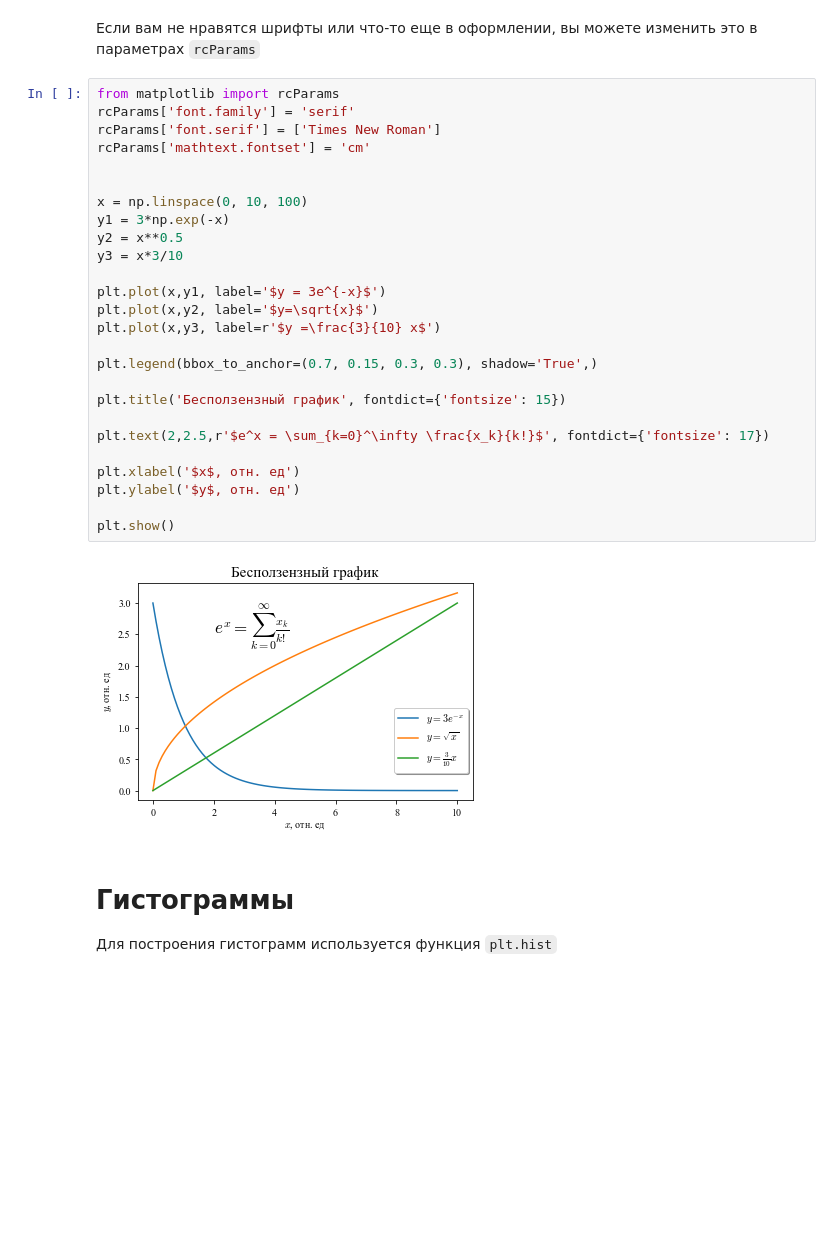
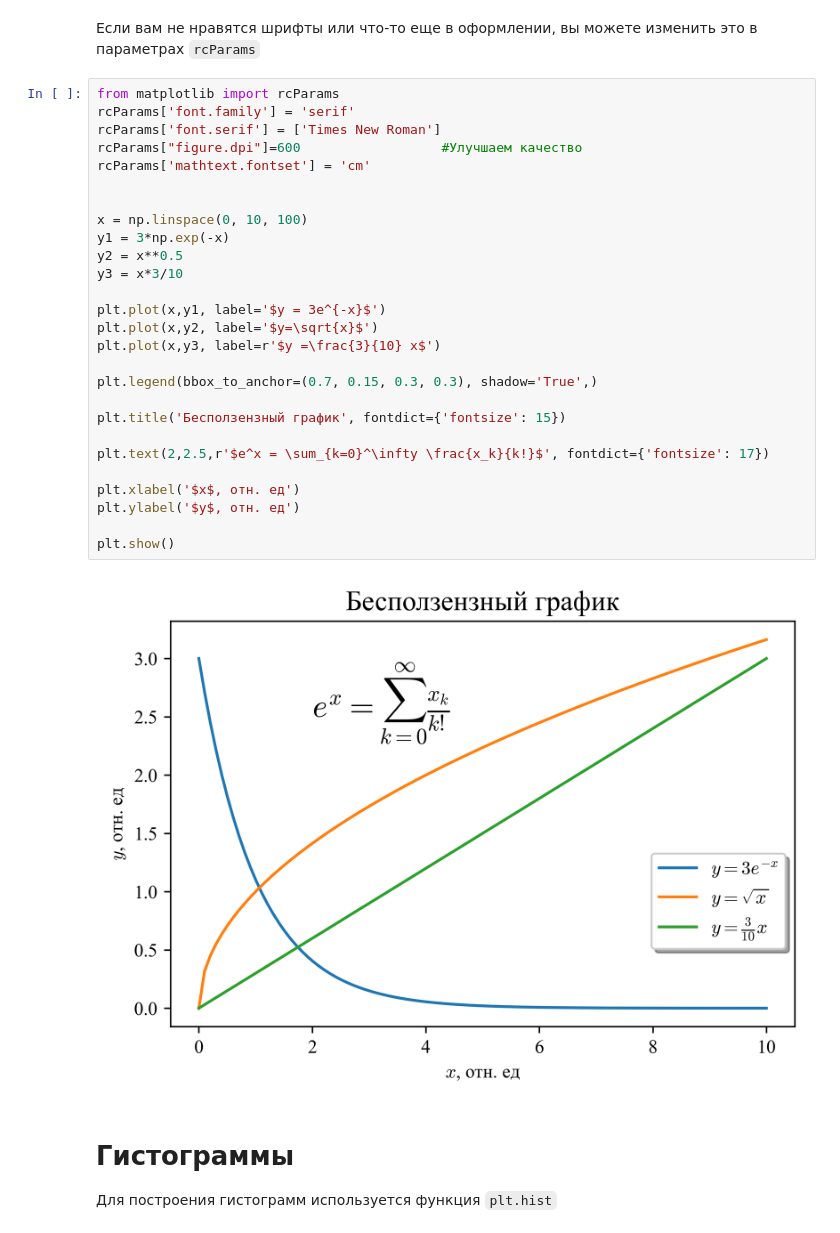
Before and after one commit to yamarus/PyForSci, a Jupyter notebook: source/lectures/theme7.ipynb, the cells around one changed output. Saved outputs shown, nothing was run; the diff lists cells and outputs as text; blank space fills up the shorter version.

```diff
--- a/source/lectures/theme7.ipynb
+++ b/source/lectures/theme7.ipynb
@@ -310,31 +310,32 @@ plt.show()
 # %%
 from matplotlib import rcParams
 rcParams['font.family'] = 'serif'
 rcParams['font.serif'] = ['Times New Roman']
+rcParams["figure.dpi"]=600                  #Улучшаем качество
 rcParams['mathtext.fontset'] = 'cm'
 
 
 x = np.linspace(0, 10, 100)
 y1 = 3*np.exp(-x)
 y2 = x**0.5
 y3 = x*3/10
 
 plt.plot(x,y1, label='$y = 3e^{-x}$')
 plt.plot(x,y2, label='$y=\sqrt{x}$')
 plt.plot(x,y3, label=r'$y =\frac{3}{10} x$')
 
 plt.legend(bbox_to_anchor=(0.7, 0.15, 0.3, 0.3), shadow='True',)
 
 plt.title('Бесползензный график', fontdict={'fontsize': 15})
 
 plt.text(2,2.5,r'$e^x = \sum_{k=0}^\infty \frac{x_k}{k!}$', fontdict={'fontsize': 17})
 
 plt.xlabel('$x$, отн. ед')
 plt.ylabel('$y$, отн. ед')
 
 plt.show()
 # %% [output]
-[figure, old version]
+[figure, new version]
 # %% [markdown]
 # Гистограммы
 
```
Also changed, not shown: parts of 3 cells of this notebook, 34 other files.
